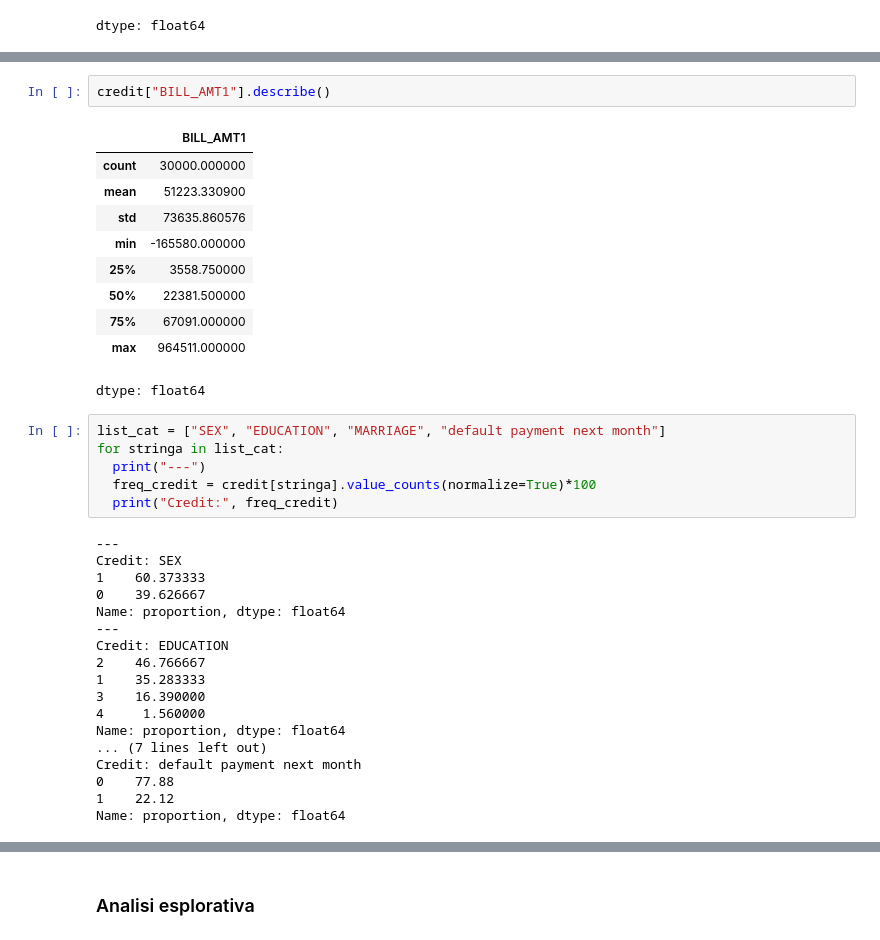
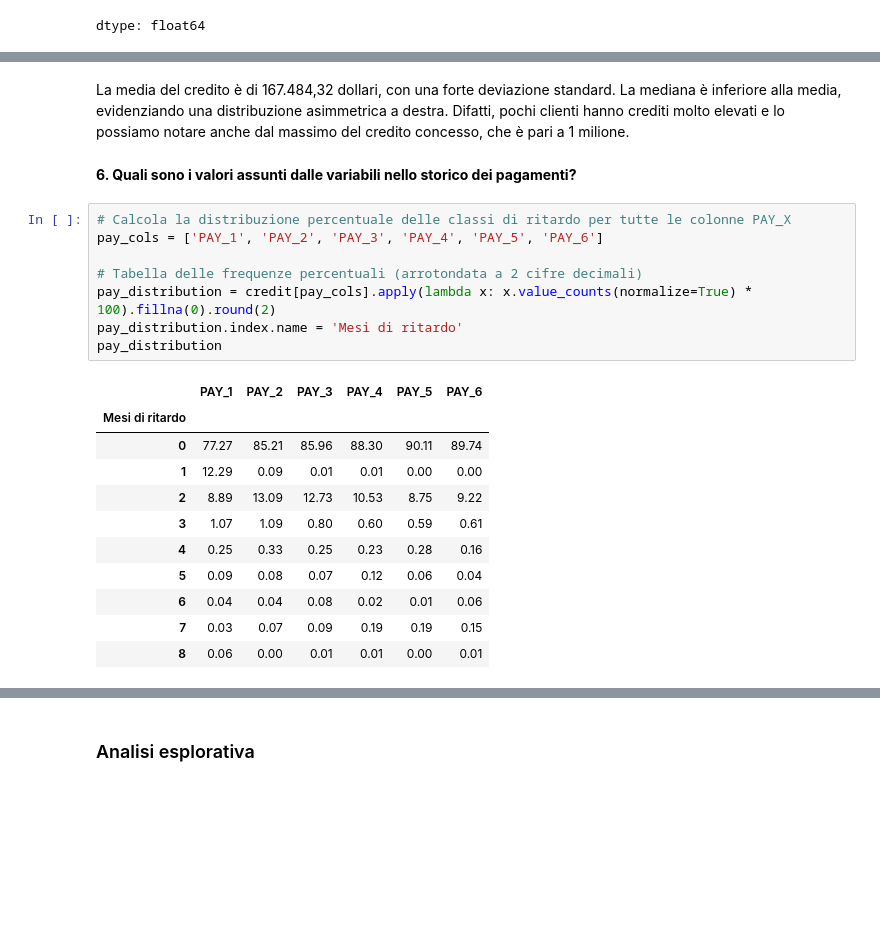
Before and after one commit to caterinaghiani/progetto_datascience, a Jupyter notebook: notebooks/progetto_datascience.ipynb, the cells around one changed output, grey strips where cells are left out. Drawn from its saved outputs; the diff is of its cells as text; blank space fills up the shorter version.

```diff
--- a/notebooks/progetto_datascience.ipynb
+++ b/notebooks/progetto_datascience.ipynb
@@ -240,38 +298,25 @@ credit["LIMIT_BAL"].describe()
 dtype: float64
-# %%
-credit["BILL_AMT1"].describe()
-# %% [output]
-|  | BILL_AMT1 |
-| count | 30000.000000 |
-| mean | 51223.330900 |
-| std | 73635.860576 |
-| min | -165580.000000 |
-| 25% | 3558.750000 |
-| 50% | 22381.500000 |
-| 75% | 67091.000000 |
-| max | 964511.000000 |
-dtype: float64
-# %%
-list_cat = ["SEX", "EDUCATION", "MARRIAGE", "default payment next month"]
-for stringa in list_cat:
-  print("---")
-  freq_credit = credit[stringa].value_counts(normalize=True)*100
-  print("Credit:", freq_credit)
-# %% [output]
----
-Credit: SEX
-1    60.373333
-0    39.626667
-Name: proportion, dtype: float64
----
-Credit: EDUCATION
-2    46.766667
-1    35.283333
-3    16.390000
-4     1.560000
-Name: proportion, dtype: float64
-... (7 lines left out)
-Credit: default payment next month
-0    77.88
-1    22.12
-Name: proportion, dtype: float64
+# %% [markdown]
+La media del credito è di 167.484,32 dollari, con una forte deviazione standard. La mediana è inferiore alla media, evidenziando una distribuzione asimmetrica a destra. Difatti, pochi clienti hanno crediti molto elevati e lo possiamo notare anche dal massimo del credito concesso, che è pari a 1 milione.
+# %% [markdown]
+**6. Quali sono i valori assunti dalle variabili nello storico dei pagamenti?**
+# %%
+# Calcola la distribuzione percentuale delle classi di ritardo per tutte le colonne PAY_X
+pay_cols = ['PAY_1', 'PAY_2', 'PAY_3', 'PAY_4', 'PAY_5', 'PAY_6']
+
+# Tabella delle frequenze percentuali (arrotondata a 2 cifre decimali)
+pay_distribution = credit[pay_cols].apply(lambda x: x.value_counts(normalize=True) * 100).fillna(0).round(2)
+pay_distribution.index.name = 'Mesi di ritardo'
+pay_distribution
+# %% [output]
+|  | PAY_1 | PAY_2 | PAY_3 | PAY_4 | PAY_5 | PAY_6 |
+| Mesi di ritardo |  |  |  |  |  |  |
+| 0 | 77.27 | 85.21 | 85.96 | 88.30 | 90.11 | 89.74 |
+| 1 | 12.29 | 0.09 | 0.01 | 0.01 | 0.00 | 0.00 |
+| 2 | 8.89 | 13.09 | 12.73 | 10.53 | 8.75 | 9.22 |
+| 3 | 1.07 | 1.09 | 0.80 | 0.60 | 0.59 | 0.61 |
+| 4 | 0.25 | 0.33 | 0.25 | 0.23 | 0.28 | 0.16 |
+| 5 | 0.09 | 0.08 | 0.07 | 0.12 | 0.06 | 0.04 |
+| 6 | 0.04 | 0.04 | 0.08 | 0.02 | 0.01 | 0.06 |
+| 7 | 0.03 | 0.07 | 0.09 | 0.19 | 0.19 | 0.15 |
+| 8 | 0.06 | 0.00 | 0.01 | 0.01 | 0.00 | 0.01 |
```
Also changed, not shown: parts of 46 cells of this notebook.
